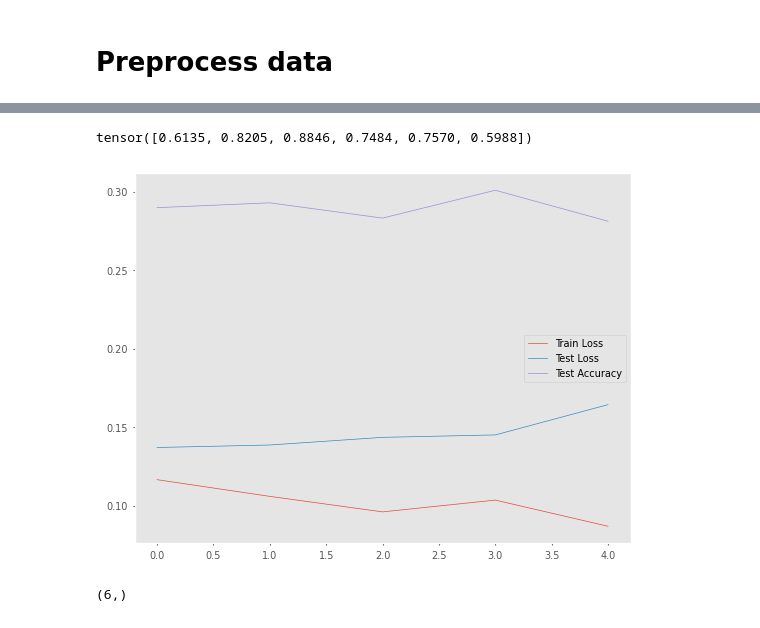
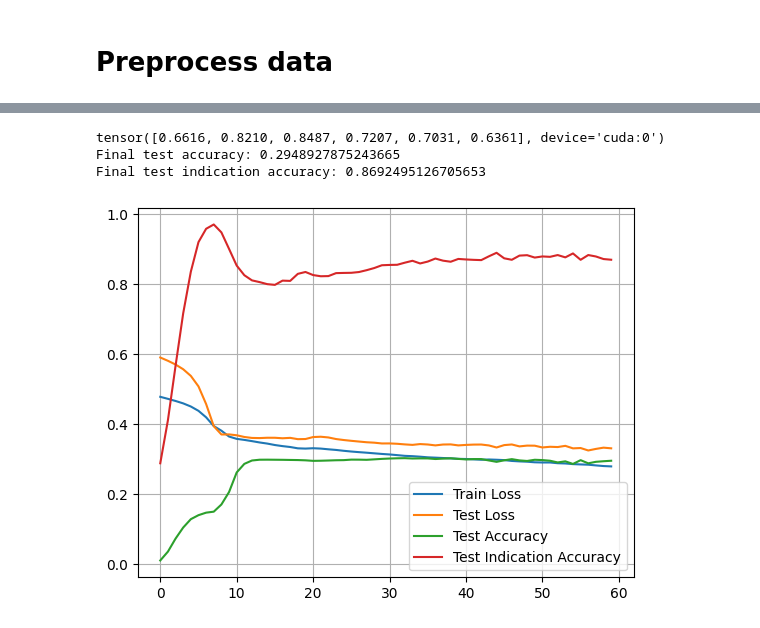
Before and after one commit to ChristianPorsmose/UR3eDTCourse, a Jupyter notebook: DTsolution/models/wear_localization/model_training.ipynb, the cells around one changed output, grey strips where cells are left out. Saved outputs shown, nothing was run; the diff lists cells and outputs as text; code cells hidden in the pictures.

Commit message:
Finished wear_localization model

```diff
--- a/DTsolution/models/wear_localization/model_training.ipynb
+++ b/DTsolution/models/wear_localization/model_training.ipynb
@@ -269,7 +281,7 @@ class MultiSeriesDataset(Dataset):
 
             if num_windows > 0:
                 # Store the coordinates to fetch the window later
-                for start_idx in range(num_windows):
+                for start_idx in range(0, num_windows, 3 * self.seq_length // 2):
                     self.index_map.append((df_idx, start_idx))
 
     def __len__(self):
@@ -286,7 +298,7 @@ class MultiSeriesDataset(Dataset):
         window_x = series[start_idx : start_idx + self.seq_length, :-6]
 
         # Slice y: The target values at the next time step (the last 6 columns)
-        window_y = series[start_idx + self.seq_length, -6:]
+        window_y = series[start_idx : start_idx + self.seq_length, -6:]
 
         return window_x, window_y
 # %%
@@ -511,21 +432,43 @@ class FocalLoss(nn.Module):
+# %%
+class CustomLoss(nn.Module):
+    def __init__(self, seq_length=100, steepness=2.0):
+        super().__init__()
+        # CRITICAL FIX: Tell PyTorch NOT to average the loss yet
+        class_weights = torch.full([6], 4).to(device)
+        self.bce_loss = nn.BCEWithLogitsLoss(reduction='none', pos_weight=class_weights)
+
+        t = torch.linspace(0, 1, seq_length)
+        mask_1d = (torch.exp(steepness * t) - 1) / (torch.exp(torch.tensor(steepness)) - 1)
+        mask_3d = mask_1d.view(1, seq_length, 1)
+        self.register_buffer('mask', mask_3d)
+
+    def forward(self, pred, y):
+        # Now unreduced_loss correctly has shape: [batch_size, seq_length, 6]
+        unreduced_loss = self.bce_loss(pred, y)
+
+        # Now the mask correctly scales the specific timesteps
+        masked_loss = unreduced_loss * self.mask
+
+        return masked_loss.mean()
 # %%
 # Prepare for training
 import torch
-model = Net()
-optimizer = torch.optim.AdamW(params=model.parameters(), lr=0.001, weight_decay=0.0001)
-loss_fn = FocalLoss()
-# loss_fn = nn.BCEWithLogitsLoss() # pos_weight makes false positives be punished more than false negatives
+model = Net(hidden_size=64, num_layers=1).to(device)
+optimizer = torch.optim.AdamW(params=model.parameters(), lr=0.001, weight_decay=0.01)
+loss_fn = CustomLoss().to(device) # nn.BCEWithLogitsLoss()
 
-train_loss, test_loss, test_accuracies, test_joint_accuracies = [], [], [], []
+train_loss, test_loss, test_accuracies, test_joint_accuracies, test_indication_accuracies, test_joint_indication_accuracies = [], [], [], [], [], []
 # %%
 # Train
-epochs = 100
+epochs = 60
 for epoch in range(epochs):
     print(f"Epoch {epoch+1}/{epochs}")
     trl = train(model, train_loader, optimizer, loss_fn)
     train_loss.append(trl)
-    tel, test_accuracy, test_joint_accuracy = test(model, test_loader, loss_fn)
+    tel, test_accuracy, test_joint_accuracy, test_indication_accuracy, test_joint_indication_accuracy = test(model, test_loader, loss_fn)
     test_loss.append(tel)
     test_accuracies.append(test_accuracy)
     test_joint_accuracies.append(test_joint_accuracy)
+    test_indication_accuracies.append(test_indication_accuracy)
+    test_joint_indication_accuracies.append(test_joint_indication_accuracy)
 # %% [output]
@@ -539,29 +492,19 @@ KeyboardInterrupt:
 # %%
 import matplotlib.pyplot as plt
 
 plt.plot(np.array(train_loss), label="Train Loss")
 plt.plot(np.array(test_loss), label="Test Loss")
 plt.plot(test_accuracies, label="Test Accuracy")
+plt.plot(test_indication_accuracies, label="Test Indication Accuracy")
 plt.grid()
 plt.legend()
+plt.style.use('default')
 
 print(test_joint_accuracies[-1])
+print(f"Final test accuracy: {test_accuracies[-1]}")
+print(f"Final test indication accuracy: {test_indication_accuracies[-1]}")
 # %% [output]
-tensor([0.6135, 0.8205, 0.8846, 0.7484, 0.7570, 0.5988])
+tensor([0.6616, 0.8210, 0.8487, 0.7207, 0.7031, 0.6361], device='cuda:0')
+Final test accuracy: 0.2948927875243665
+Final test indication accuracy: 0.8692495126705653
-[figure, old version]
+[figure, new version]
-# %%
-a = 6000
-
-illustration_df = test_dfs[0][a:a+100]
-
-# Using .float() to cast the tensor to float32
-data = torch.tensor(illustration_df.to_numpy()[:, :-6]).float().unsqueeze(0)
-
-
-model_output = nn.functional.sigmoid(model(data).squeeze())
-
-model_output_rounded = (model_output.detach().numpy() > 0.5).astype(np.float32)
-
-print(model_output_rounded.shape)
-# %% [output]
-(6,)
```
Also changed, not shown: parts of 13 cells of this notebook.
